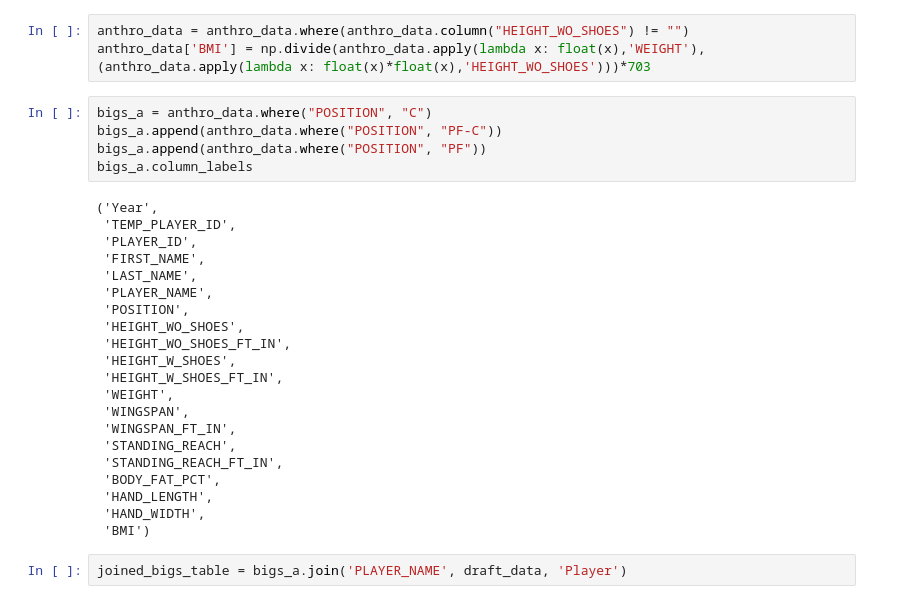
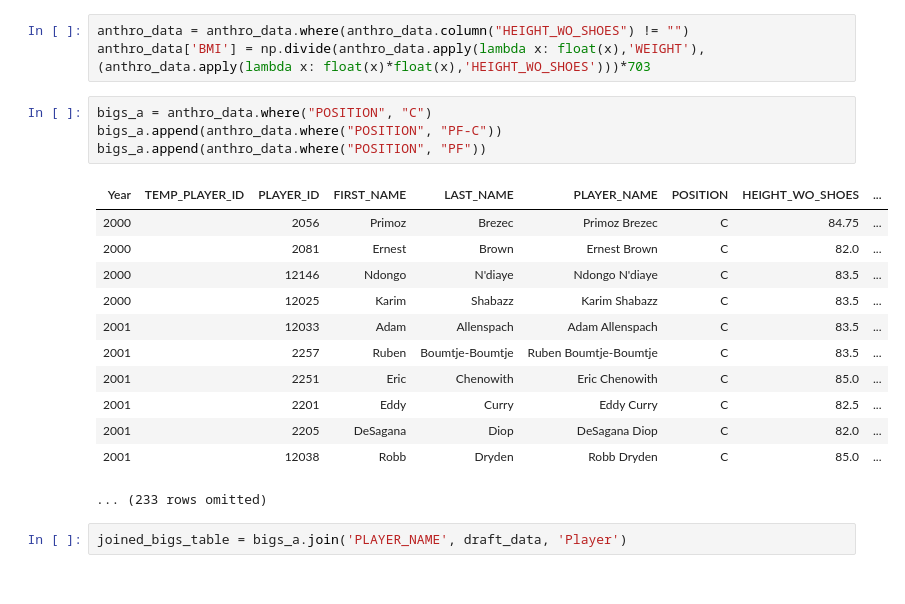
Before and after one commit to canzhiye/nba-draft-adages, a Jupyter notebook: Untitled.ipynb, the cells around one changed output. Cells and saved outputs as stored; diff of their text form.

```diff
--- a/Untitled.ipynb
+++ b/Untitled.ipynb
@@ -72,29 +70,20 @@ anthro_data['BMI'] = np.divide(anthro_data.apply(lambda x: float(x),'WEIGHT'), (
 # %%
 bigs_a = anthro_data.where("POSITION", "C")
 bigs_a.append(anthro_data.where("POSITION", "PF-C"))
 bigs_a.append(anthro_data.where("POSITION", "PF"))
-bigs_a.column_labels
 # %% [output]
+| Year | TEMP_PLAYER_ID | PLAYER_ID | FIRST_NAME | LAST_NAME | PLAYER_NAME | POSITION | HEIGHT_WO_SHOES | ... |
+| 2000 |  | 2056 | Primoz | Brezec | Primoz Brezec | C | 84.75 | ... |
+| 2000 |  | 2081 | Ernest | Brown | Ernest Brown | C | 82.0 | ... |
+| 2000 |  | 12146 | Ndongo | N'diaye | Ndongo N'diaye | C | 83.5 | ... |
+| 2000 |  | 12025 | Karim | Shabazz | Karim Shabazz | C | 83.5 | ... |
+| 2001 |  | 12033 | Adam | Allenspach | Adam Allenspach | C | 83.5 | ... |
+| 2001 |  | 2257 | Ruben | Boumtje-Boumtje | Ruben Boumtje-Boumtje | C | 83.5 | ... |
+| 2001 |  | 2251 | Eric | Chenowith | Eric Chenowith | C | 85.0 | ... |
+| 2001 |  | 2201 | Eddy | Curry | Eddy Curry | C | 82.5 | ... |
+| 2001 |  | 2205 | DeSagana | Diop | DeSagana Diop | C | 82.0 | ... |
+| 2001 |  | 12038 | Robb | Dryden | Robb Dryden | C | 85.0 | ... |
-('Year',
- 'TEMP_PLAYER_ID',
- 'PLAYER_ID',
- 'FIRST_NAME',
- 'LAST_NAME',
- 'PLAYER_NAME',
- 'POSITION',
- 'HEIGHT_WO_SHOES',
- 'HEIGHT_WO_SHOES_FT_IN',
- 'HEIGHT_W_SHOES',
- 'HEIGHT_W_SHOES_FT_IN',
- 'WEIGHT',
- 'WINGSPAN',
- 'WINGSPAN_FT_IN',
- 'STANDING_REACH',
- 'STANDING_REACH_FT_IN',
- 'BODY_FAT_PCT',
- 'HAND_LENGTH',
- 'HAND_WIDTH',
- 'BMI')
+... (233 rows omitted)
 # %%
 joined_bigs_table = bigs_a.join('PLAYER_NAME', draft_data, 'Player')
 # %%
```
Also changed, not shown: parts of 2 cells of this notebook, 3 other files.
